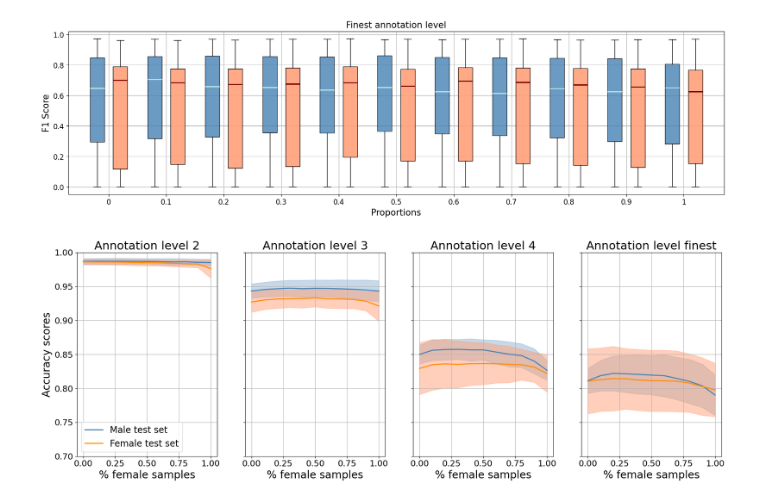
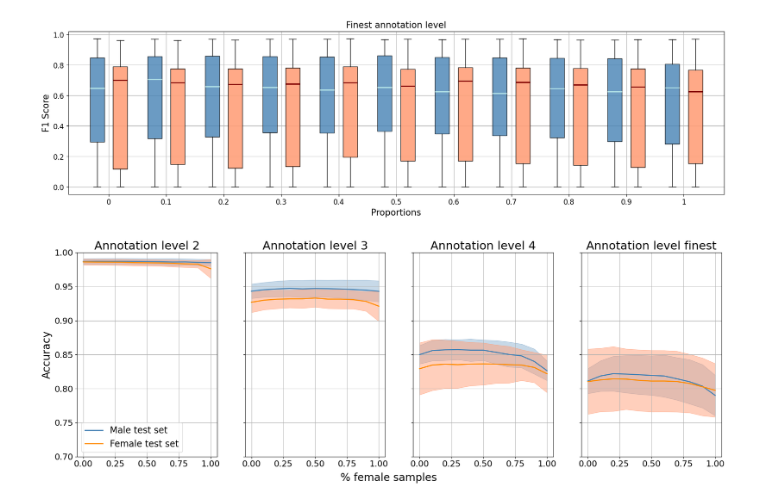
Before and after one commit to noraghenciulescu01/Sex-donor-bias-in-cell-type-classification-scRNAseq, a Jupyter notebook: 2. Main classification experiment/Donor-Based - 3. Overall result analysis.ipynb, the cells around one changed output. Cells and saved outputs as stored; diff of their text form; code cells hidden in the pictures.

Commit message:
tweaks to accuracy plot function

```diff
--- a/2. Main classification experiment/Donor-Based - 3. Overall result analysis.ipynb
+++ b/2. Main classification experiment/Donor-Based - 3. Overall result analysis.ipynb
@@ -435,8 +435,7 @@ def plot_accuracy_onax(ax, proportions, general_path, level, seeds, title, class
 
     ax.grid()
     ax.set_title(title, fontsize = 22)
-    ax.set_xlabel('% female samples', fontsize = 20)
-    ax.set_ylabel('Accuracy scores', fontsize = 20)
+    ax.set_ylabel('Accuracy', fontsize = 20)
     if classif == 'knn':
         ax.set_ylim((0.85, 1))
     else:
@@ -457,8 +456,8 @@ for ax, level in zip(axs, levels):
     plot_accuracy_onax(ax, proportions, general_path, level, seeds, f"Annotation level {level.split('_')[-1]}", lims = (0.85, 1))
     if level != levels[0]:
         ax.legend().set_visible(False)  # ensure no legend for other plots
-        ax.set_ylabel('') # no y label
-        ax.set_xlabel('') # and no x label
+        ax.set_ylabel('') # and no y label
+fig.supxlabel('% female samples', fontsize = 20)
 
 plt.savefig(f'{plots_path}/knn_aggregated_acc.png')
 plt.show()
@@ -549,15 +548,16 @@ Significance testing p-values:
 # %%
 proportions = [0, 0.1, 0.2, 0.3, 0.4, 0.5, 0.6, 0.7, 0.8, 0.9, 1]
 levels = ['ann_2', 'ann_3', 'ann_4', 'ann_finest']
 
 fig, axs = plt.subplots(1, 4, sharey=True, figsize=(22,7))
 for ax, level in zip(axs, levels):
     plot_accuracy_onax(ax, proportions, general_path, level, seeds, f"Annotation level {level.split('_')[-1]}", 'rf')
     if level != levels[0]:
         ax.legend().set_visible(False)  # ensure no legend for other plots
-        ax.set_ylabel('') # and y label
+        ax.set_ylabel('') # and no y label
+fig.supxlabel('% female samples', fontsize = 20)
 
 plt.savefig(f'{plots_path}/rf_aggregated_acc.png')
 plt.show()
 # %% [output]
-[figure, old version]
+[figure, new version]
```
Also changed, not shown: parts of 10 cells of this notebook, 21 other files.
